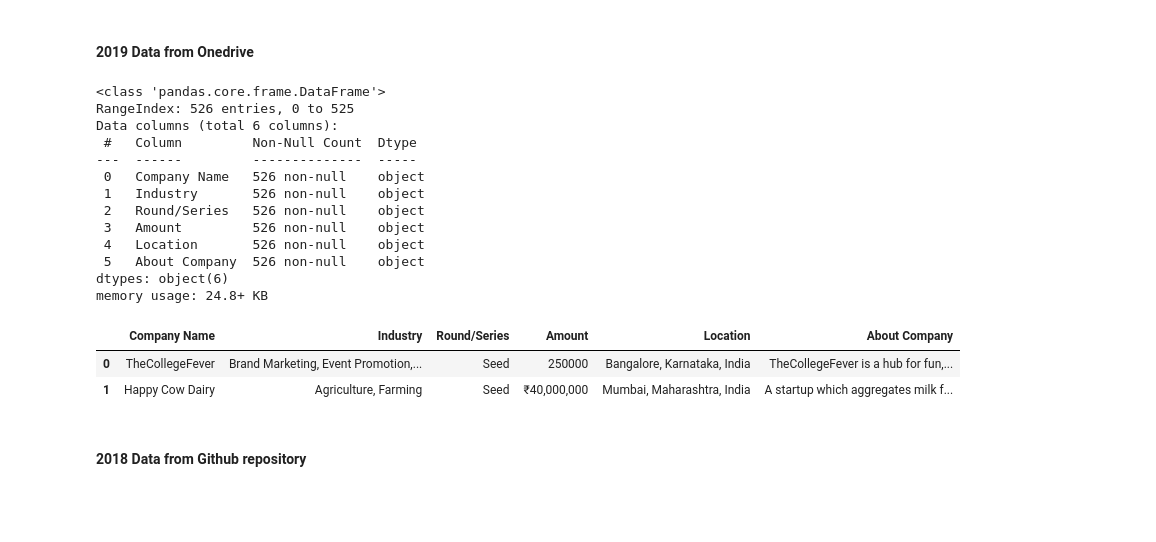
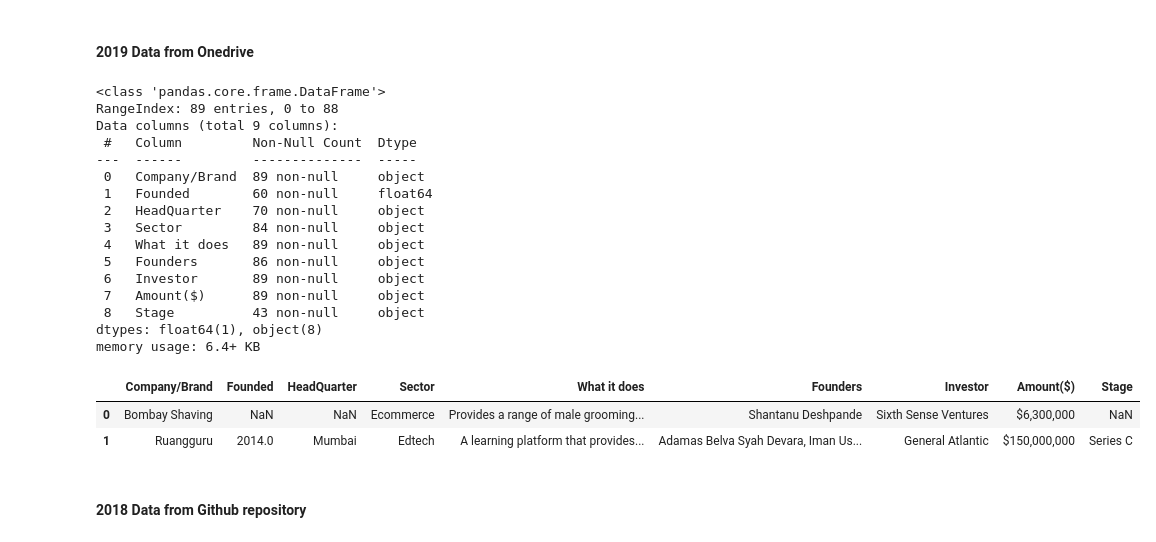
Before and after one commit to worlakuma/Indian_Startup_Ecosystem, a Jupyter notebook: main.ipynb, the cells around one changed output. Drawn from its saved outputs; the diff is of its cells as text; code cells hidden in the pictures; blank space fills up the shorter version.

```diff
--- a/main.ipynb
+++ b/main.ipynb
@@ -147,33 +147,36 @@ memory usage: 82.6+ KB
 #### 2019 Data from Onedrive
 # %%
 #CSV file path
-file_path = '../Indian_Startup_Ecosystem/startup_funding2019.csv'
+file_path = '../Indian_Startup_Ecosystem/Data/startup_funding2019.csv'
 #Read data from the file path into a dataframe
 df_2019 = pd.read_csv(file_path)
 
 # Display dataframe Info
 df_2019.info()
 print()
 
 # Display the dataframe
 df_2019.head(2)
 # %% [output]
 <class 'pandas.core.frame.DataFrame'>
-RangeIndex: 526 entries, 0 to 525
-Data columns (total 6 columns):
+RangeIndex: 89 entries, 0 to 88
+Data columns (total 9 columns):
  #   Column         Non-Null Count  Dtype
 ---  ------         --------------  -----
- 0   Company Name   526 non-null    object
- 1   Industry       526 non-null    object
- 2   Round/Series   526 non-null    object
- 3   Amount         526 non-null    object
- 4   Location       526 non-null    object
- 5   About Company  526 non-null    object
-dtypes: object(6)
-memory usage: 24.8+ KB
+ 0   Company/Brand  89 non-null     object
+ 1   Founded        60 non-null     float64
+ 2   HeadQuarter    70 non-null     object
+ 3   Sector         84 non-null     object
+ 4   What it does   89 non-null     object
+ 5   Founders       86 non-null     object
+ 6   Investor       89 non-null     object
+ 7   Amount($)      89 non-null     object
+ 8   Stage          43 non-null     object
+dtypes: float64(1), object(8)
+memory usage: 6.4+ KB
-|  | Company Name | Industry | Round/Series | Amount | Location | About Company |
-| 0 | TheCollegeFever | Brand Marketing, Event Promotion,... | Seed | 250000 | Bangalore, Karnataka, India | TheCollegeFever is a hub for fun,... |
-| 1 | Happy Cow Dairy | Agriculture, Farming | Seed | ₹40,000,000 | Mumbai, Maharashtra, India | A startup which aggregates milk f... |
+|  | Company/Brand | Founded | HeadQuarter | Sector | What it does | Founders | Investor | Amount($) | Stage |
+| 0 | Bombay Shaving | NaN | NaN | Ecommerce | Provides a range of male grooming... | Shantanu Deshpande | Sixth Sense Ventures | $6,300,000 | NaN |
+| 1 | Ruangguru | 2014.0 | Mumbai | Edtech | A learning platform that provides... | Adamas Belva Syah Devara, Iman Us... | General Atlantic | $150,000,000 | Series C |
 # %% [markdown]
 #### 2018 Data from Github repository
 # %%
```
Also changed, not shown: parts of 80 cells of this notebook, 2 other files.
